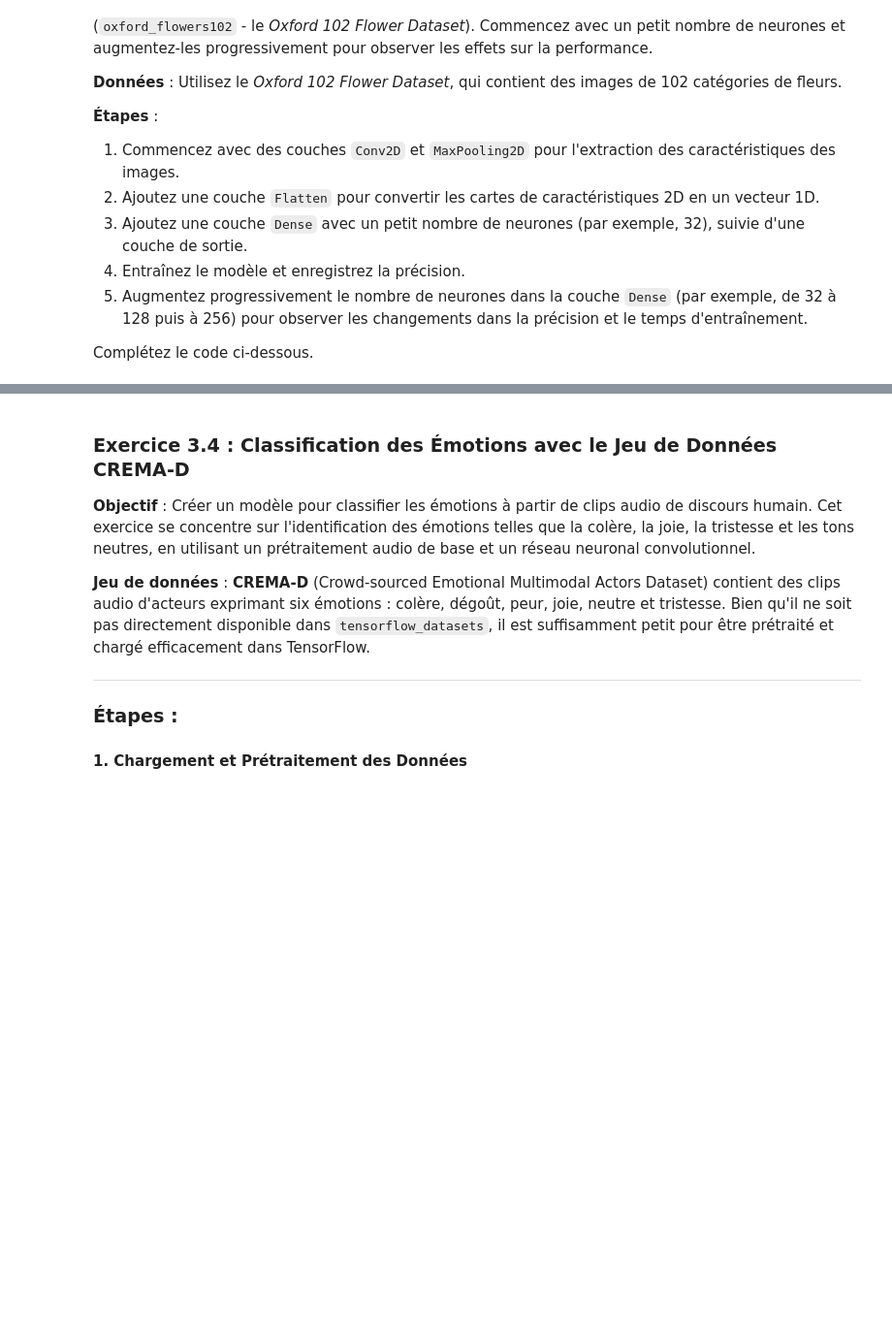
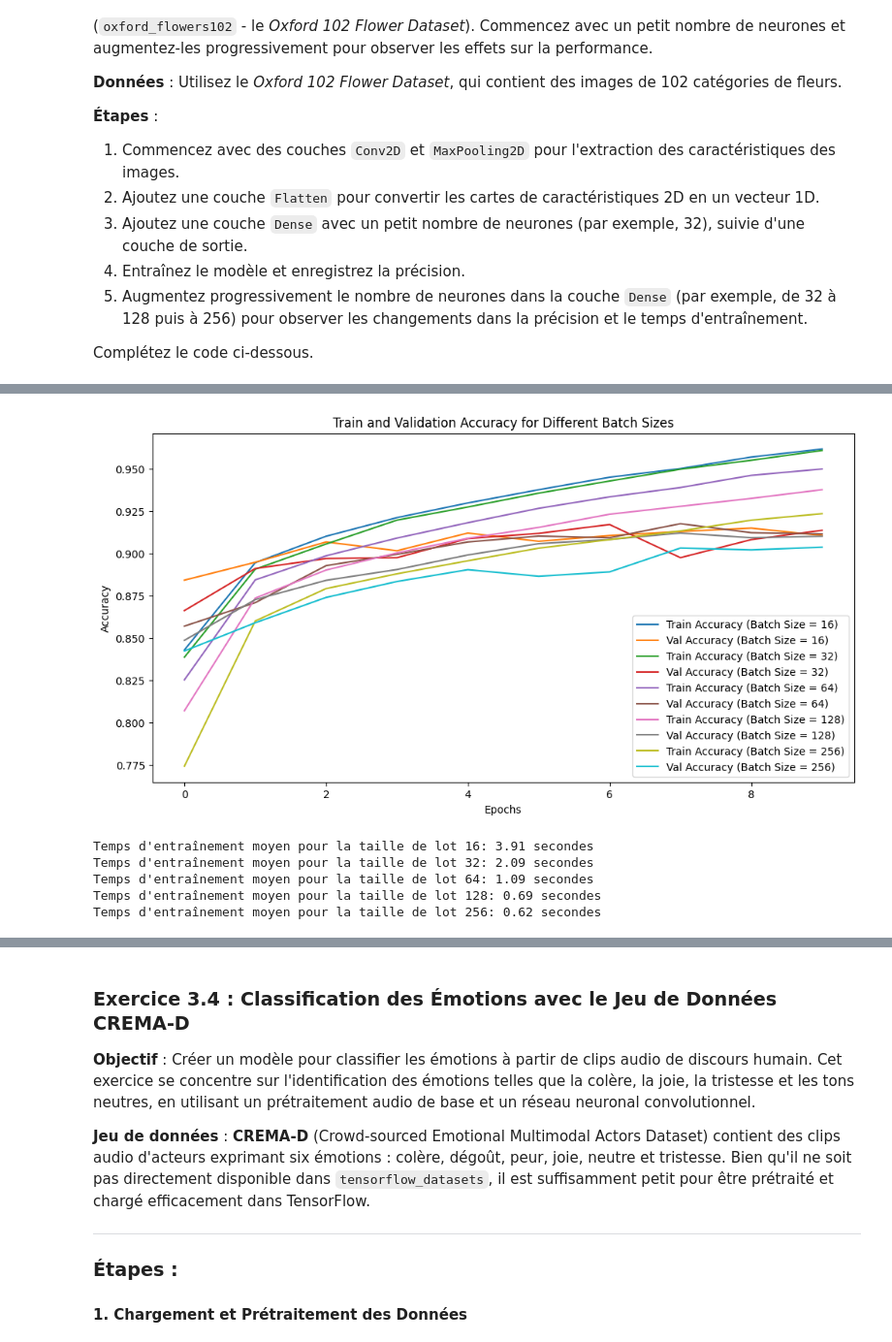
Before and after one commit to rodologie/IA-DeepLearning, a Jupyter notebook: fr/TP3/TP3.ipynb, the cells around one changed output, grey strips where cells are left out. Shown at 97% size. Drawn from its saved outputs; the diff is of its cells as text; code cells hidden in the pictures; blank space fills up the shorter version.

```diff
--- a/fr/TP3/TP3.ipynb
+++ b/fr/TP3/TP3.ipynb
@@ -461,0 +437,5 @@ plt.show()
+# %%
+def train_model_with_batch_size(batch_size):
+    model = create_model()
+    history = model.fit(x_train, y_train, epochs=10, batch_size=batch_size, validation_data=(x_test, y_test), verbose=2)
+    return history
@@ -461,0 +498,24 @@ plt.show()
+# %%
+def train_model_with_batch_size(batch_size, epochs):
+    model = create_model()
+    start_time = time.time()
+
+    history = model.fit(x_train, y_train, epochs=epochs, batch_size=batch_size,
+                        validation_data=(x_test, y_test), verbose=2)
+
+    training_time = (time.time() - start_time)/epochs #moyenne pour le nombre d'epochs choisi par l'utilisateur
+
+    return history, training_time
+# %%
+batch_sizes = [16, 32, 64, 128, 256]
+for batch_size in batch_sizes:
+    print(f"Entraînement avec la taille de lot : {batch_size}")
+    history, training_time = train_model_with_batch_size(batch_size, 10)
+
+    results[batch_size] = {
+        'train_loss': history.history['loss'],
+        'val_loss': history.history['val_loss'],
+        'train_accuracy': history.history['accuracy'],
+        'val_accuracy': history.history['val_accuracy'],
+        'training_time': training_time
+    }
@@ -461,0 +540,21 @@ plt.show()
+# %%
+plt.figure(figsize=(12, 6))
+for batch_size, result in results.items():
+    plt.plot(result['train_accuracy'], label=f'Train Accuracy (Batch Size = {batch_size})')
+    plt.plot(result['val_accuracy'], label=f'Val Accuracy (Batch Size = {batch_size})')
+
+plt.title("Train and Validation Accuracy for Different Batch Sizes")
+plt.xlabel("Epochs")
+plt.ylabel("Accuracy")
+plt.legend()
+plt.show()
+
+for batch_size, result in results.items():
+    print(f"Temps d'entraînement moyen pour la taille de lot {batch_size}: {result['training_time']:.2f} secondes")
+# %% [output]
+[figure, added]
+Temps d'entraînement moyen pour la taille de lot 16: 3.91 secondes
+Temps d'entraînement moyen pour la taille de lot 32: 2.09 secondes
+Temps d'entraînement moyen pour la taille de lot 64: 1.09 secondes
+Temps d'entraînement moyen pour la taille de lot 128: 0.69 secondes
+Temps d'entraînement moyen pour la taille de lot 256: 0.62 secondes
```
Also changed, not shown: parts of 65 cells of this notebook, 1 other file.
